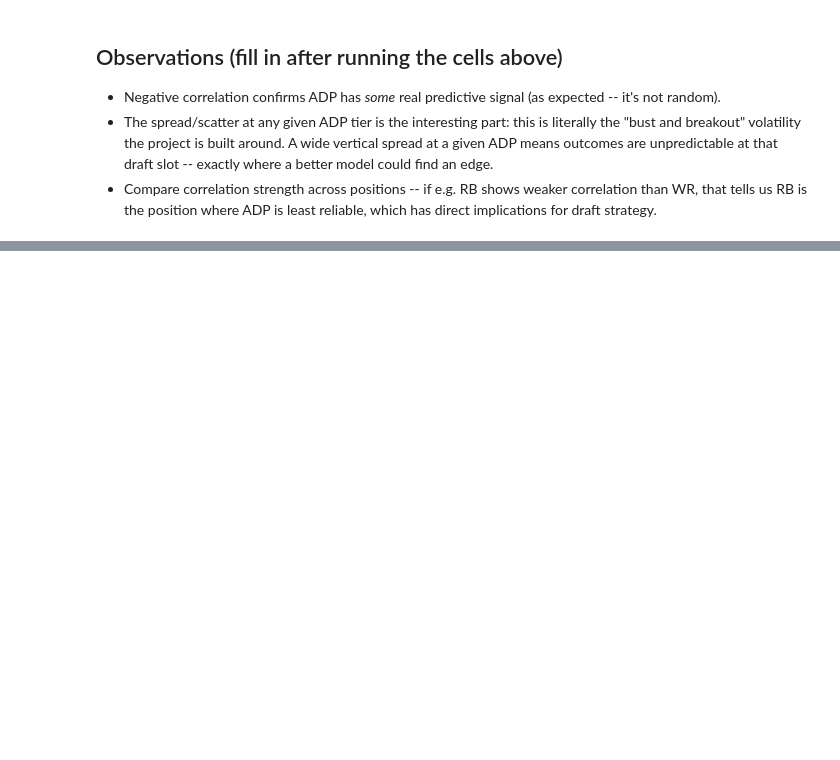
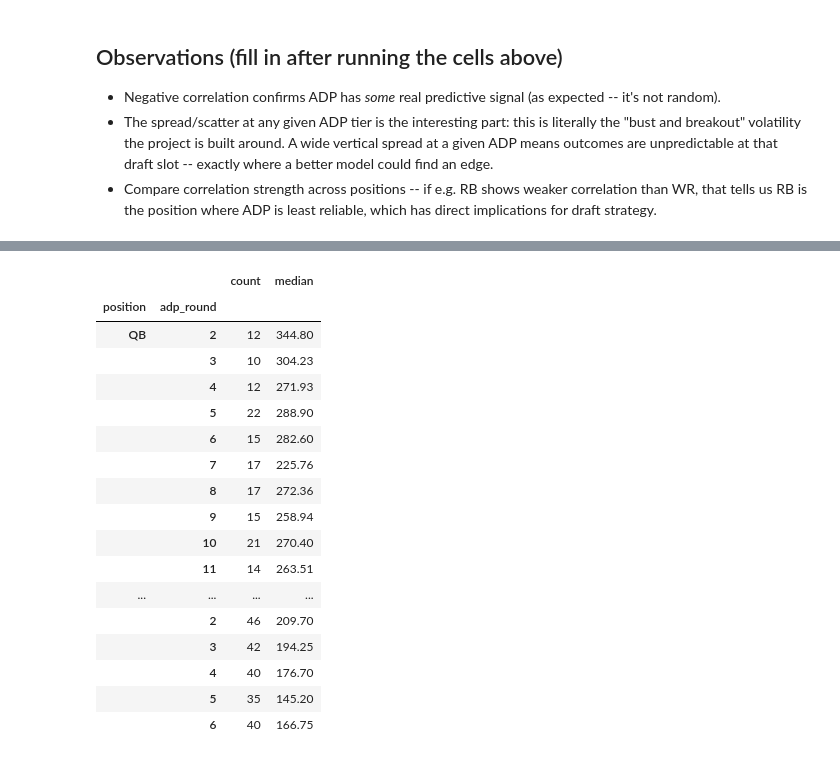
Before and after one commit to joshualunde/fantasy-draft-proj, a Jupyter notebook: notebooks/01_eda.ipynb, the cells around one changed output, grey strips where cells are left out. Cells and saved outputs as stored; diff of their text form; code cells hidden in the pictures; blank space fills up the shorter version.

```diff
--- a/notebooks/01_eda.ipynb
+++ b/notebooks/01_eda.ipynb
@@ -683,0 +697,27 @@ plt.show()
+# %%
+LEAGUE_SIZE = 12  # standard 12-team league assumption for round tiers
+
+df = adp_with_outcomes.dropna(subset=['adp_avg', 'fantasy_points_ppr']).copy()
+df['adp_round'] = ((df['adp_avg'] - 1) // LEAGUE_SIZE + 1).astype(int)
+df['adp_round'] = df['adp_round'].clip(upper=15)  # bucket anything past round 15 together
+
+df.groupby(['position', 'adp_round'])['fantasy_points_ppr'].agg(['count', 'median']).head(20)
+# %% [output]
+|  |  | count | median |
+| position | adp_round |  |  |
+| QB | 2 | 12 | 344.80 |
+|  | 3 | 10 | 304.23 |
+|  | 4 | 12 | 271.93 |
+|  | 5 | 22 | 288.90 |
+|  | 6 | 15 | 282.60 |
+|  | 7 | 17 | 225.76 |
+|  | 8 | 17 | 272.36 |
+|  | 9 | 15 | 258.94 |
+|  | 10 | 21 | 270.40 |
+|  | 11 | 14 | 263.51 |
+| ... | ... | ... | ... |
+|  | 2 | 46 | 209.70 |
+|  | 3 | 42 | 194.25 |
+|  | 4 | 40 | 176.70 |
+|  | 5 | 35 | 145.20 |
+|  | 6 | 40 | 166.75 |
```
Also changed, not shown: parts of 4 cells of this notebook.
